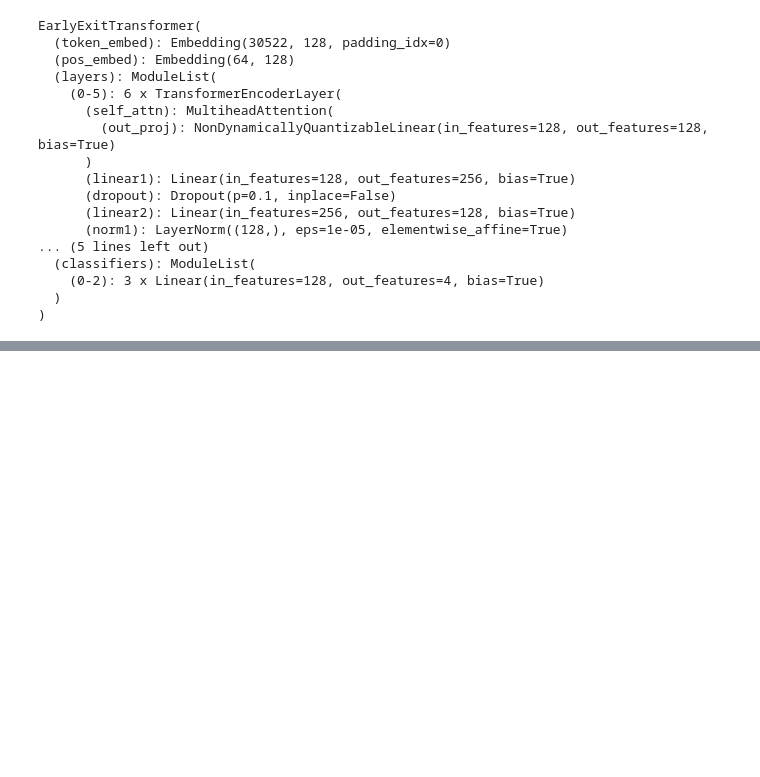
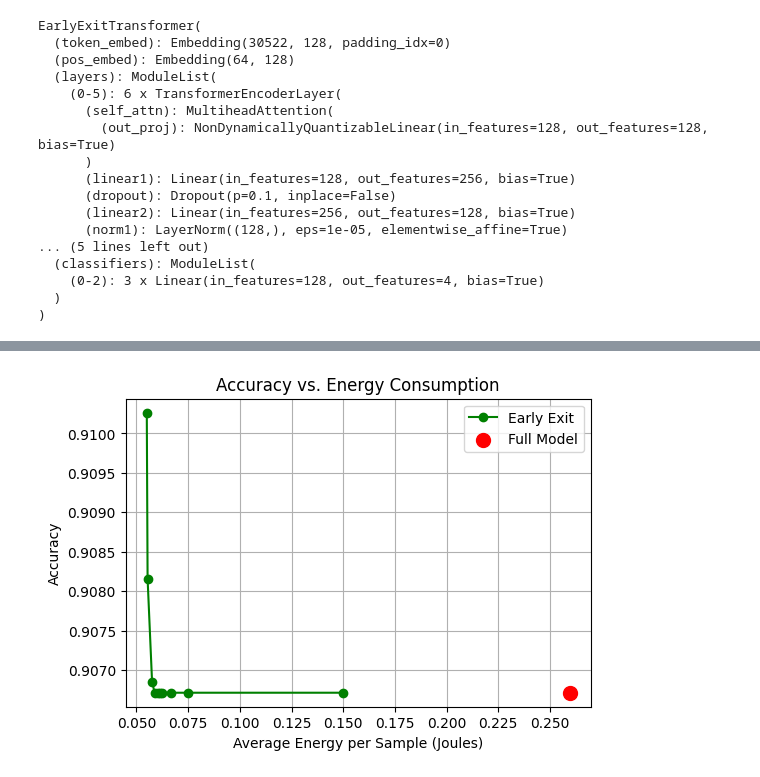
Before and after one commit to ManoBharathi93/Adaptive-Compute-Efficient-Learning-via-Conceptual-Criticality, a Jupyter notebook: notebooks/EarlyExit.ipynb, the cells around one changed output, grey strips where cells are left out. Cells and saved outputs as stored; diff of their text form; code cells hidden in the pictures; blank space fills up the shorter version.

```diff
--- a/notebooks/EarlyExit.ipynb
+++ b/notebooks/EarlyExit.ipynb
@@ -363,0 +395,22 @@ plt.show()
+# %%
+# --- Plotting Energy Results ---
+
+# 1. Extract the energy data
+energies_J = [results[t]['avg_energy_J'] for t in taus]
+accs = [results[t]['accuracy'] for t in taus]
+
+# 2. Create the plot
+plt.figure(figsize=(6,4))
+plt.plot(energies_J, accs, marker='o', label='Early Exit', color='green')
+
+# 3. Add the baseline "Full Model" point for comparison
+plt.scatter([baseline_energy], [baseline_acc], color='red', s=100, zorder=5, label='Full Model')
+
+plt.xlabel("Average Energy per Sample (Joules)")
+plt.ylabel("Accuracy")
+plt.title("Accuracy vs. Energy Consumption")
+plt.legend()
+plt.grid(True)
+plt.show()
+# %% [output]
+[figure, added]
```
Also changed, not shown: parts of 8 cells of this notebook.
